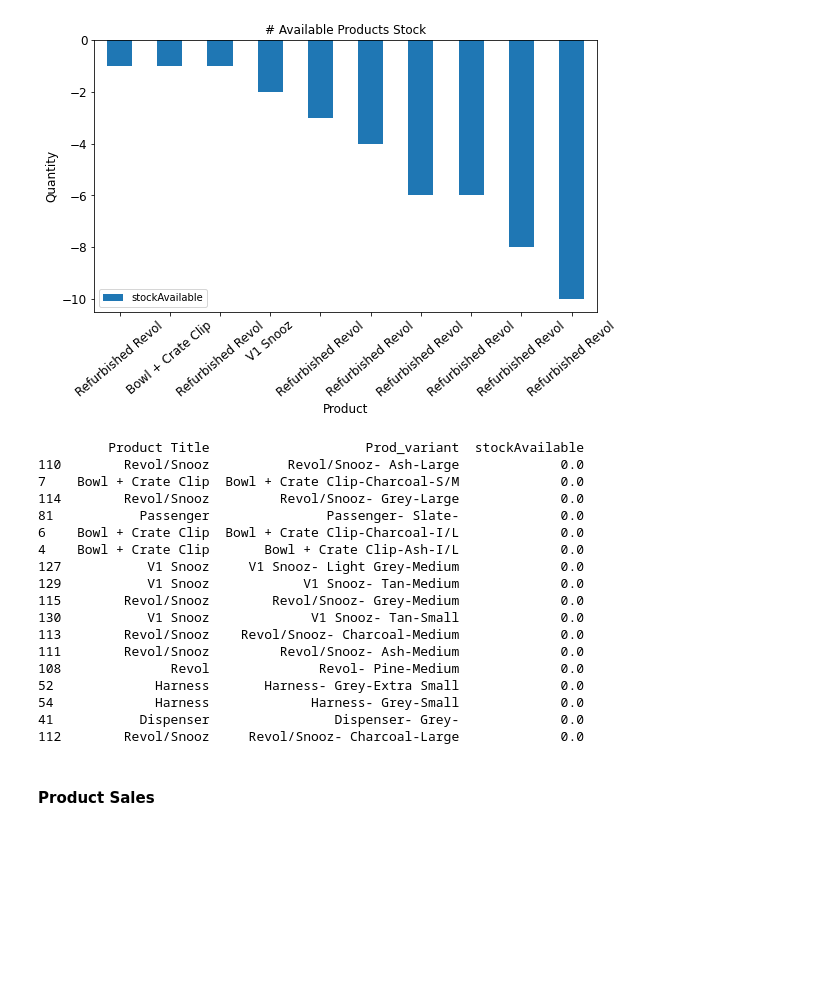
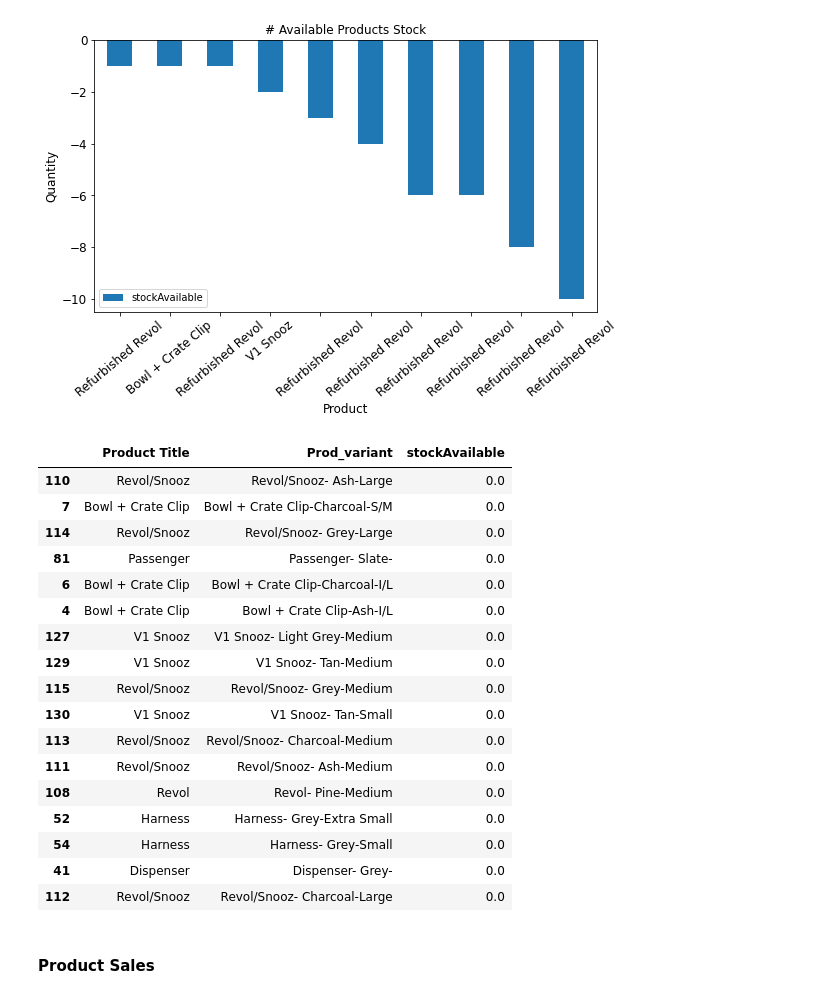
Before and after one commit to revatikharate/Diggs-Business-Intelligence, a Jupyter notebook: Inventory.ipynb, the cells around one changed output. Drawn from its saved outputs; the diff is of its cells as text; code cells hidden in the pictures; blank space fills up the shorter version.

```diff
--- a/Inventory.ipynb
+++ b/Inventory.ipynb
@@ -206,27 +238,27 @@ plt.show()
 # %% [output]
 [figure]
 # %%
-no_stock_avail_df = summarized_df[summarized_df["stockAvailable"] == 0]
-print(no_stock_avail_df) #products which have no inventory
+no_stock_avail_df = summarized_var_df[summarized_var_df["stockAvailable"] == 0]
+no_stock_avail_df #products which have no inventory
 # %% [output]
-         Product Title                    Prod_variant  stockAvailable
-110        Revol/Snooz          Revol/Snooz- Ash-Large             0.0
-7    Bowl + Crate Clip  Bowl + Crate Clip-Charcoal-S/M             0.0
-114        Revol/Snooz         Revol/Snooz- Grey-Large             0.0
-81           Passenger               Passenger- Slate-             0.0
-6    Bowl + Crate Clip  Bowl + Crate Clip-Charcoal-I/L             0.0
-4    Bowl + Crate Clip       Bowl + Crate Clip-Ash-I/L             0.0
-127           V1 Snooz     V1 Snooz- Light Grey-Medium             0.0
-129           V1 Snooz            V1 Snooz- Tan-Medium             0.0
-115        Revol/Snooz        Revol/Snooz- Grey-Medium             0.0
-130           V1 Snooz             V1 Snooz- Tan-Small             0.0
-113        Revol/Snooz    Revol/Snooz- Charcoal-Medium             0.0
-111        Revol/Snooz         Revol/Snooz- Ash-Medium             0.0
-108              Revol              Revol- Pine-Medium             0.0
-52             Harness       Harness- Grey-Extra Small             0.0
-54             Harness             Harness- Grey-Small             0.0
-41           Dispenser                Dispenser- Grey-             0.0
-112        Revol/Snooz     Revol/Snooz- Charcoal-Large             0.0
+|  | Product Title | Prod_variant | stockAvailable |
+| 110 | Revol/Snooz | Revol/Snooz- Ash-Large | 0.0 |
+| 7 | Bowl + Crate Clip | Bowl + Crate Clip-Charcoal-S/M | 0.0 |
+| 114 | Revol/Snooz | Revol/Snooz- Grey-Large | 0.0 |
+| 81 | Passenger | Passenger- Slate- | 0.0 |
+| 6 | Bowl + Crate Clip | Bowl + Crate Clip-Charcoal-I/L | 0.0 |
+| 4 | Bowl + Crate Clip | Bowl + Crate Clip-Ash-I/L | 0.0 |
+| 127 | V1 Snooz | V1 Snooz- Light Grey-Medium | 0.0 |
+| 129 | V1 Snooz | V1 Snooz- Tan-Medium | 0.0 |
+| 115 | Revol/Snooz | Revol/Snooz- Grey-Medium | 0.0 |
+| 130 | V1 Snooz | V1 Snooz- Tan-Small | 0.0 |
+| 113 | Revol/Snooz | Revol/Snooz- Charcoal-Medium | 0.0 |
+| 111 | Revol/Snooz | Revol/Snooz- Ash-Medium | 0.0 |
+| 108 | Revol | Revol- Pine-Medium | 0.0 |
+| 52 | Harness | Harness- Grey-Extra Small | 0.0 |
+| 54 | Harness | Harness- Grey-Small | 0.0 |
+| 41 | Dispenser | Dispenser- Grey- | 0.0 |
+| 112 | Revol/Snooz | Revol/Snooz- Charcoal-Large | 0.0 |
 # %% [markdown]
 #### Product Sales
 # %%
```
Also changed, not shown: parts of 7 cells of this notebook.
